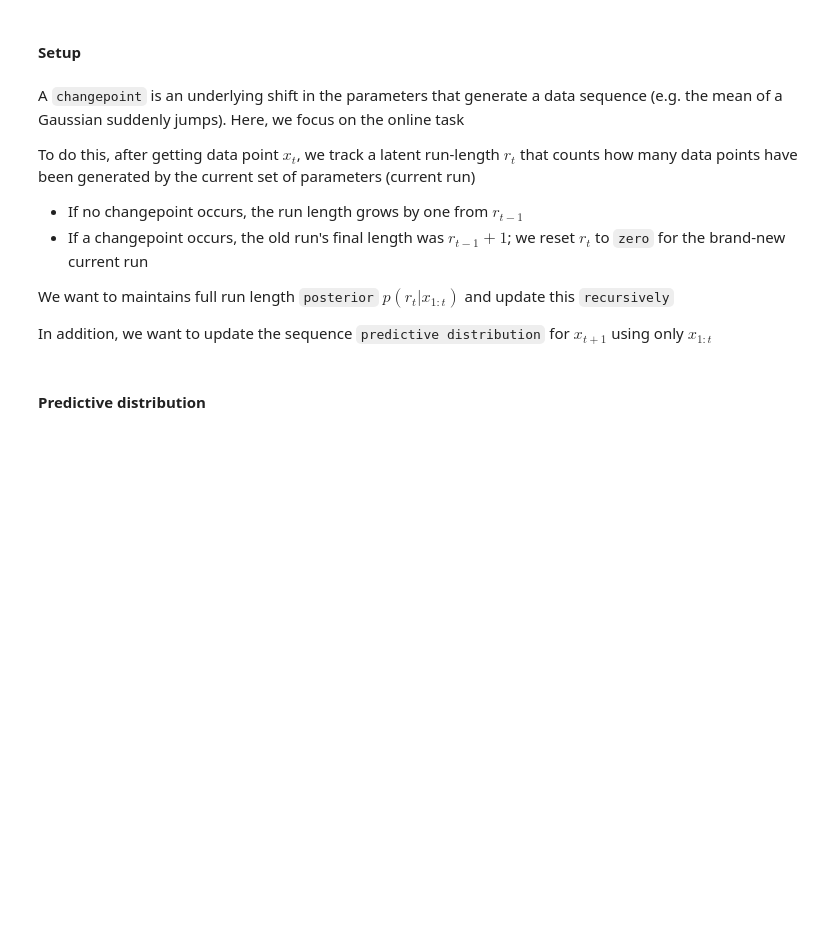
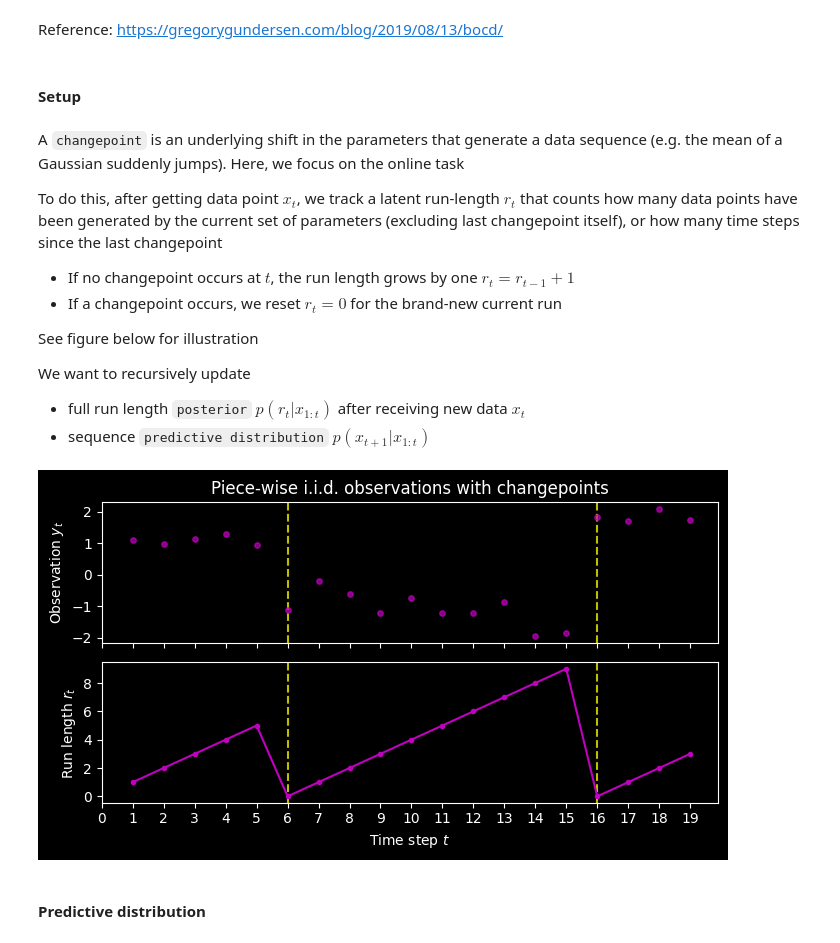
Before and after one commit to heyjianjing/time_series, a Jupyter notebook: sst_03_online_changepoint_detection.ipynb, the cells around one changed output. Saved outputs shown, nothing was run; the diff lists cells and outputs as text; code cells hidden in the pictures; blank space fills up the shorter version.

Commit message:
Added run length illustration

```diff
--- a/sst_03_online_changepoint_detection.ipynb
+++ b/sst_03_online_changepoint_detection.ipynb
@@ -1,16 +1,79 @@
+# %% [markdown]
+Reference: https://gregorygundersen.com/blog/2019/08/13/bocd/
 # %% [markdown]
 #### Setup
 # %% [markdown]
 A `changepoint` is an underlying shift in the parameters that generate a data sequence (e.g. the mean of a Gaussian suddenly jumps). Here, we focus on the online task
 
-To do this, after getting data point $x_t$, we track a latent run-length $r_t$ that counts how many data points have been generated by the current set of parameters (current run)
+To do this, after getting data point $x_t$, we track a latent run-length $r_t$ that counts how many data points have been generated by the current set of parameters (excluding last changepoint itself), or how many time steps since the last changepoint
 
-  - If no changepoint occurs, the run length grows by one from $r_{t-1}$
-  - If a changepoint occurs, the old run's final length was $r_{t-1}+1$; we reset $r_t$ to `zero` for the brand-new current run
+  - If no changepoint occurs at $t$, the run length grows by one $r_t = r_{t-1}+1$
+  - If a changepoint occurs, we reset $r_t=0$ for the brand-new current run
 
-We want to maintains full run length `posterior` $p(r_t|x_{1:t})$ and update this `recursively`
+See figure below for illustration
 
-In addition, we want to update the sequence `predictive distribution` for $x_{t+1}$ using only $x_{1:t}$
+We want to recursively update
+
+  - full run length `posterior` $p(r_t|x_{1:t})$ after receiving new data $x_t$
+  - sequence `predictive distribution` $p(x_{t+1}|x_{1:t})$
+# %%
+import numpy as np
+import matplotlib.pyplot as plt
+from matplotlib.ticker import MaxNLocator
+from scipy.stats import norm, uniform
+import time
+
+plt.style.use('dark_background')
+np.set_printoptions(formatter={'float': '{: 0.2e}'.format})
+# %%
+np.random.seed(42)
+
+# first entry of each seg is changepoint, unless it is the first seg
+segment_lengths = [5, 10, 4]
+segment_means = [1,  -1., 2]
+segment_stds = [0.2, 0.5, 0.3]
+
+y_vals = []
+run_len = []
+current = 0
+for idx, (seg_len, mu, sigma) in enumerate(zip(segment_lengths, segment_means, segment_stds)):
+    if idx == 0:
+        y_vals.append(np.random.normal(mu, sigma, size=seg_len))
+        run_len.append(np.arange(1, seg_len+1))
+        current += seg_len
+    else:
+        y_vals.append(np.random.normal(mu, sigma, size=seg_len))
+        run_len.append(np.arange(0, seg_len))
+        current += seg_len
+
+y = np.concatenate(y_vals)
+r = np.concatenate(run_len)
+t = np.arange(1, len(y) + 1)
+
+change_points = np.cumsum(segment_lengths)[:-1] + 1
+
+fig, ax = plt.subplots(2, 1, sharex=True, figsize=(7, 4))
+
+ax[0].scatter(t, y, c='m', s=15, alpha=0.7)
+for cp in change_points:
+    ax[0].axvline(cp, color= 'y',linestyle='--',zorder=-1)
+
+
+ax[0].set_ylabel(r'Observation $y_t$')
+ax[0].set_title('Piece-wise i.i.d. observations with changepoints')
+
+ax[1].plot(t, r, 'm.-')
+for cp in change_points:
+    ax[1].axvline(cp, color= 'y',linestyle='--',zorder=-1)
+
+ax[1].set_ylabel(r'Run length $r_t$')
+ax[1].set_xlabel('Time step $t$')
+ax[1].set_xticks(np.arange(0, len(y)+1))
+
+fig.tight_layout()
+plt.show()
+# %% [output]
+[figure, added]
 # %% [markdown]
 #### Predictive distribution
 # %% [markdown]
```
